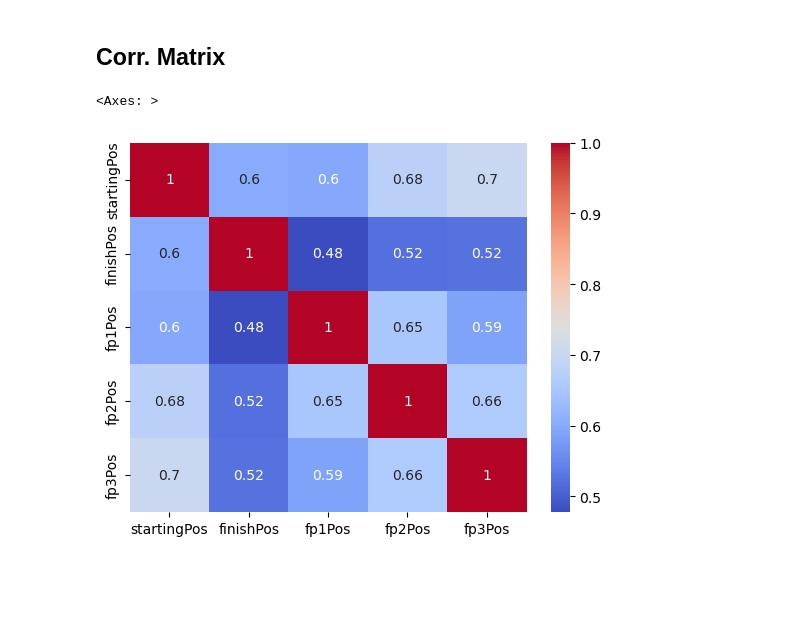
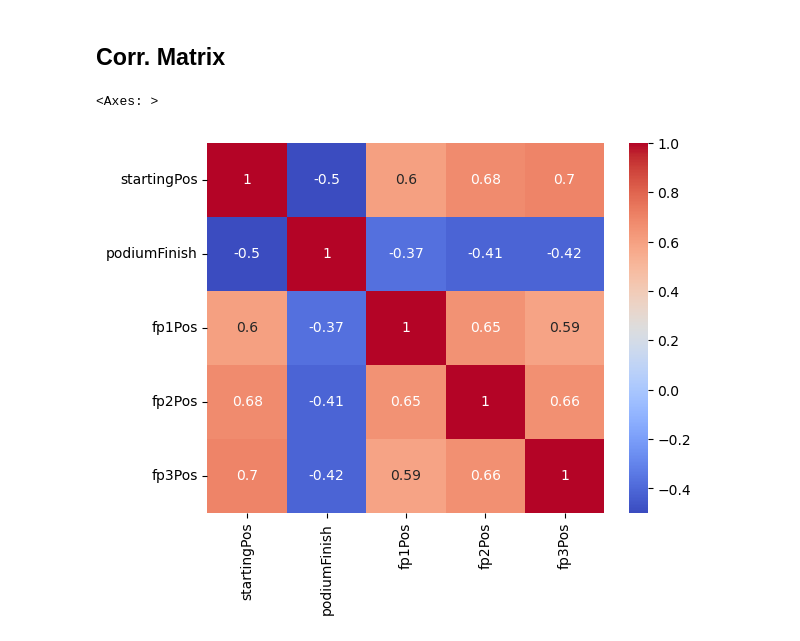
Before and after one commit to BaghettiGH/Predict-F1-Podium, a Jupyter notebook: F1WinnerPrediction.ipynb, the cells around one changed output. Saved outputs shown, nothing was run; the diff lists cells and outputs as text; code cells hidden in the pictures; blank space fills up the shorter version.

```diff
--- a/F1WinnerPrediction.ipynb
+++ b/F1WinnerPrediction.ipynb
@@ -108,4 +122,6 @@ startingPos    1673
 dtype: int64
 # %%
-mergedDf5 = pd.merge(mergedDf4,dfDriver, on=['driverId'],how='inner')
-df = pd.merge(mergedDf5,dfRaces,on=['raceId'],how='inner')
+mergedDriver = pd.merge(mergedFp3,dfDriver, on=['driverId'],how='inner')
+df = pd.merge(mergedDriver,dfRaces,on=['raceId'],how='inner')
+# %%
+df.dropna(inplace=True)
@@ -112,3 +144,5 @@ df = pd.merge(mergedDf5,dfRaces,on=['raceId'],how='inner')
+# %%
+df['podiumFinish'] = df['finishPos'].apply(lambda x: 1 if x<=3 else 0)
 # %%
 df
 # %% [output]
@@ -144,3 +162,6 @@ dtype: int64
+# %%
+rearrangeCol = ['driverId','name','totalPodiums','totalPolePositions','raceId','grandPrixId','startingPos','fp1Pos','fp2Pos','fp3Pos','podiumFinish','finishPos']
+df = df[rearrangeCol]
 # %%
 df.describe()
 # %% [output]
@@ -156,8 +177,8 @@ df.describe()
 # %% [markdown]
 ## Corr. Matrix
 # %%
-corr_matrix =df[['startingPos','finishPos','fp1Pos','fp2Pos','fp3Pos']].corr()
+corr_matrix =df[['startingPos','podiumFinish','fp1Pos','fp2Pos','fp3Pos']].corr()
 sns.heatmap(corr_matrix,annot = True, cmap='coolwarm')
 # %% [output]
 <Axes: >
-[figure, old version]
+[figure, new version]
```
Also changed, not shown: parts of 10 cells of this notebook.
